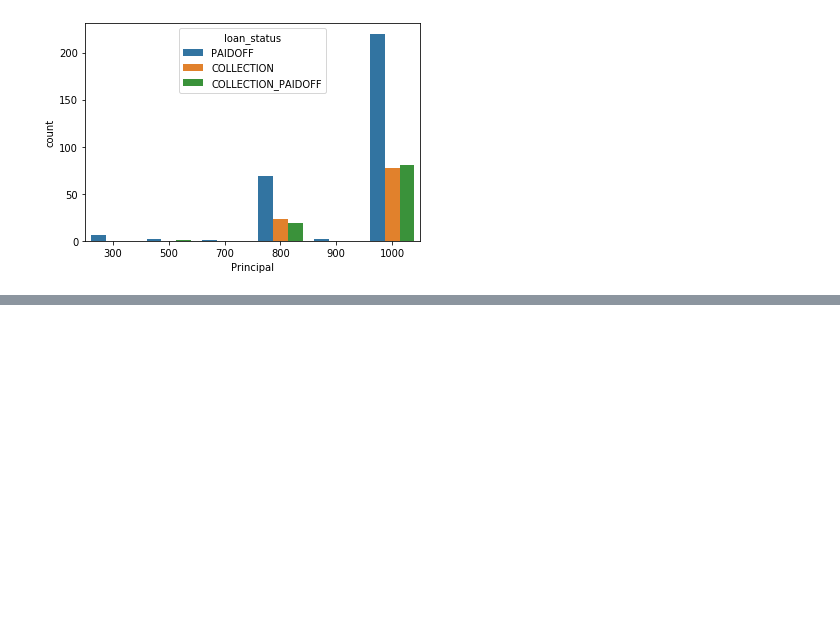
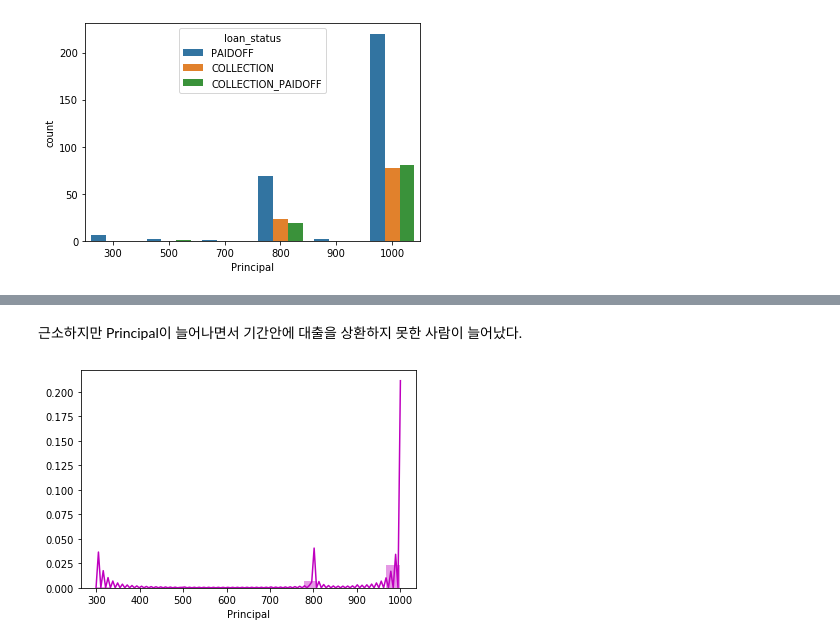
Before and after one commit to codingKYU/Deep-Learning, a Jupyter notebook: kaggle/Titanic/loan/EDA.ipynb, the cells around one changed output, grey strips where cells are left out. Cells and saved outputs as stored; diff of their text form; code cells hidden in the pictures; blank space fills up the shorter version.

```diff
--- a/kaggle/Titanic/loan/EDA.ipynb
+++ b/kaggle/Titanic/loan/EDA.ipynb
@@ -345,0 +409,6 @@ sns.countplot(data= data,x = 'Principal', hue = 'loan_status')
+# %% [markdown]
+근소하지만 Principal이 늘어나면서 기간안에 대출을 상환하지 못한 사람이 늘어났다.
+# %%
+g = sns.distplot(data_1["Principal"],color="m", kde_kws={'bw':0.1},label="Skewness : %.2f"%(data_1["Principal"].skew()))
+# %% [output]
+[figure, added]
```
Also changed, not shown: parts of 46 cells of this notebook.
